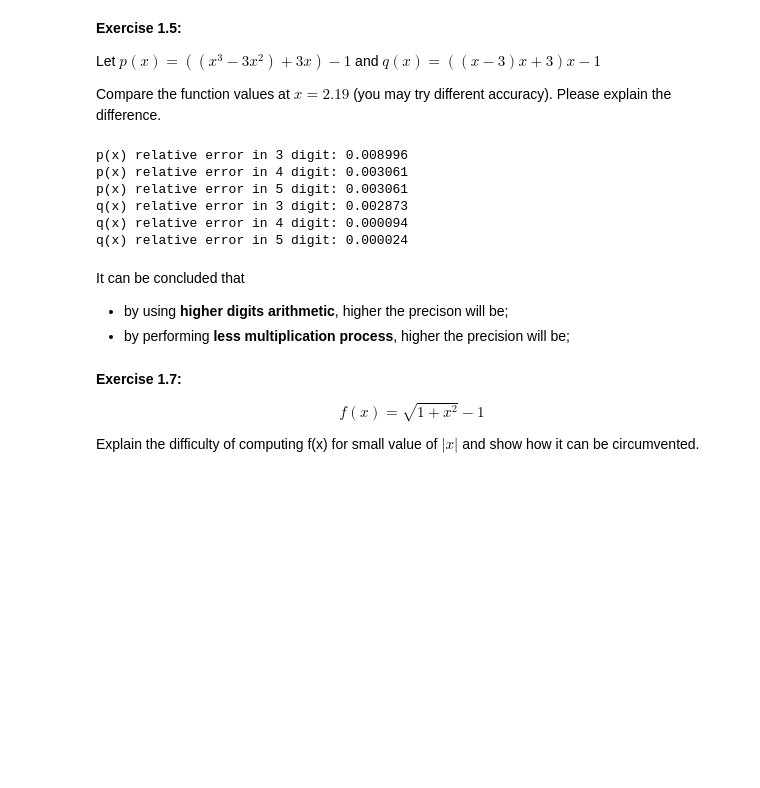
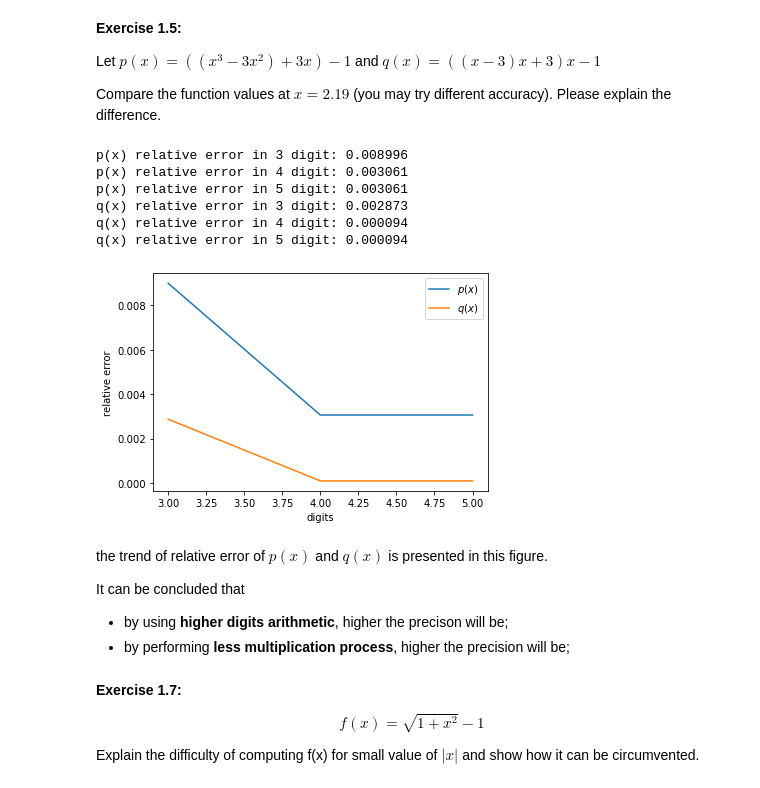
Before and after one commit to JaimeParker/SJTU-MAI-SpaceEngineering, a Jupyter notebook: 1_Courses/NumericalAnalysis/homework/Chapter1.ipynb, the cells around one changed output. Drawn from its saved outputs; the diff is of its cells as text; code cells hidden in the pictures; blank space fills up the shorter version.

Commit message:
erease bugs and add figure of NA work1

```diff
--- a/1_Courses/NumericalAnalysis/homework/Chapter1.ipynb
+++ b/1_Courses/NumericalAnalysis/homework/Chapter1.ipynb
@@ -88,38 +88,54 @@ Let $p(x)=((x^3-3x^2)+3x)-1$ and $q(x)=((x-3)x+3)x-1$
 Compare the function values at $x=2.19$ (you may try different accuracy). Please explain the difference.
 # %%
 from sigfig import round as rd
+import matplotlib.pyplot as plt
 x = 2.19
 px_raw = ((pow(x, 3) - 3*pow(x, 2)) + 3*x) - 1
 qx_raw = ((x - 3)*x + 3) * x - 1
 
 # 3 digit
 px_3 = rd(pow(x,3), sigfigs=3) - rd(3*pow(x,2), sigfigs=3) + rd(3*x-1, sigfigs=3)
 px_3 = rd(px_3, sigfigs=3)
 qx_3 = rd(rd((x-3)*x+3, sigfigs=3) *x - 1, sigfigs=3)
 # 4 digit
 px_4 = rd(pow(x,3), sigfigs=4) - rd(3*pow(x,2), sigfigs=4) + 3*x-1
 px_4 = rd(px_4, sigfigs=4)
 qx_4 = rd(rd((x-3)*x+3, sigfigs=4) *x - 1, sigfigs=4)
 # 5 digit
 px_5 = rd(pow(x,3), sigfigs=5) - rd(3*pow(x,2), sigfigs=5) + 3*x-1
-px_5 = rd(px_4, sigfigs=5)
-qx_5 = rd(rd((x-3)*x+3, sigfigs=5) *x - 1, sigfigs=5)
+px_5 = rd(px_4, sigfigs=3)
+qx_5 = rd(((x-3)*x+3) *x - 1, sigfigs=4)
 
 # error
 print("p(x) relative error in 3 digit: %f" % abs((px_3-px_raw)/px_raw))
 print("p(x) relative error in 4 digit: %f" % abs((px_4-px_raw)/px_raw))
 print("p(x) relative error in 5 digit: %f" % abs((px_5-px_raw)/px_raw))
 print("q(x) relative error in 3 digit: %f" % abs((qx_3-qx_raw)/qx_raw))
 print("q(x) relative error in 4 digit: %f" % abs((qx_4-qx_raw)/qx_raw))
 print("q(x) relative error in 5 digit: %f" % abs((qx_5-qx_raw)/qx_raw))
+
+# plot
+x = [3, 4, 5]
+y_p = [abs((px_3-px_raw)/px_raw), abs((px_4-px_raw)/px_raw), abs((px_5-px_raw)/px_raw)]
+y_q = [abs((qx_3-qx_raw)/qx_raw), abs((qx_4-qx_raw)/qx_raw), abs((qx_5-qx_raw)/qx_raw)]
+fig, ax = plt.subplots()
+ax.plot(x, y_p, label="$p(x)$")
+ax.plot(x, y_q, label="$q(x)$")
+plt.xlabel('digits')
+plt.ylabel('relative error')
+plt.legend()
+plt.show()
 # %% [output]
 p(x) relative error in 3 digit: 0.008996
 p(x) relative error in 4 digit: 0.003061
 p(x) relative error in 5 digit: 0.003061
 q(x) relative error in 3 digit: 0.002873
 q(x) relative error in 4 digit: 0.000094
-q(x) relative error in 5 digit: 0.000024
+q(x) relative error in 5 digit: 0.000094
+[figure, added]
 # %% [markdown]
+the trend of relative error of $p(x)$ and $q(x)$ is presented in this figure.
+
 It can be concluded that
 * by using **higher digits arithmetic**, higher the precison will be;
 * by performing **less multiplication process**, higher the precision will be;
```
Also changed, not shown: 1 other file.
